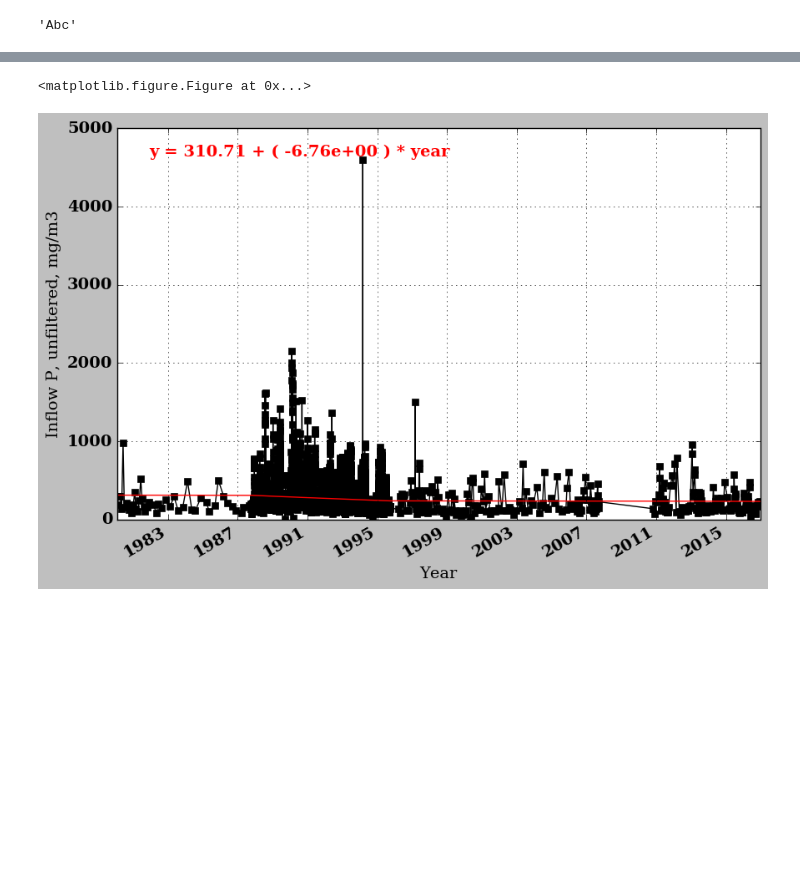
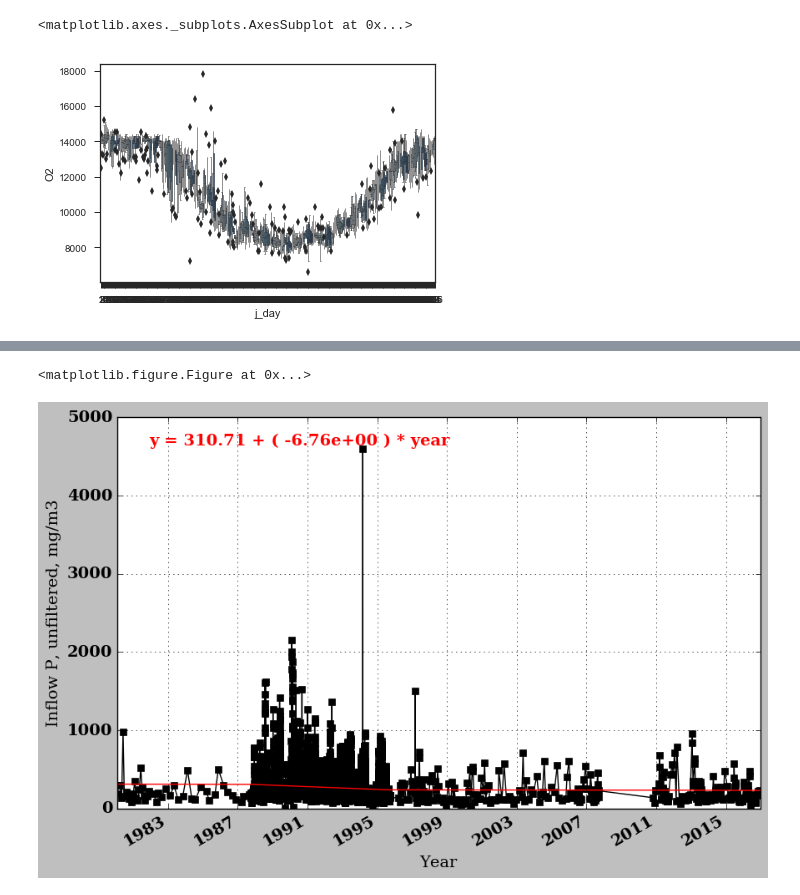
Before and after one commit to pycckuu/Great-Lakes-Data, a Jupyter notebook: post_proc_scripts/Data crunching.ipynb, the cells around one changed output, grey strips where cells are left out. Cells and saved outputs as stored; diff of their text form; code cells hidden in the pictures; blank space fills up the shorter version.

```diff
--- a/post_proc_scripts/Data crunching.ipynb
+++ b/post_proc_scripts/Data crunching.ipynb
@@ -18,4 +6,7 @@ ValueError: ordinal must be >= 1
-# %%
-'abc'.title()
-# %% [output]
-'Abc'
+# %%
+df = find_all_csv_in_subfolders_and_create_single_df("../measurements/Excel Files/task 3/")
+# %%
+sns.boxplot(x="j_day", y='O2', data=df, palette=sns.color_palette("Blues", 21), linewidth=0.5)
+# %% [output]
+<matplotlib.axes._subplots.AxesSubplot at 0x...>
+[figure, added]
```
Also changed, not shown: parts of 15 cells of this notebook, 2 other files.
